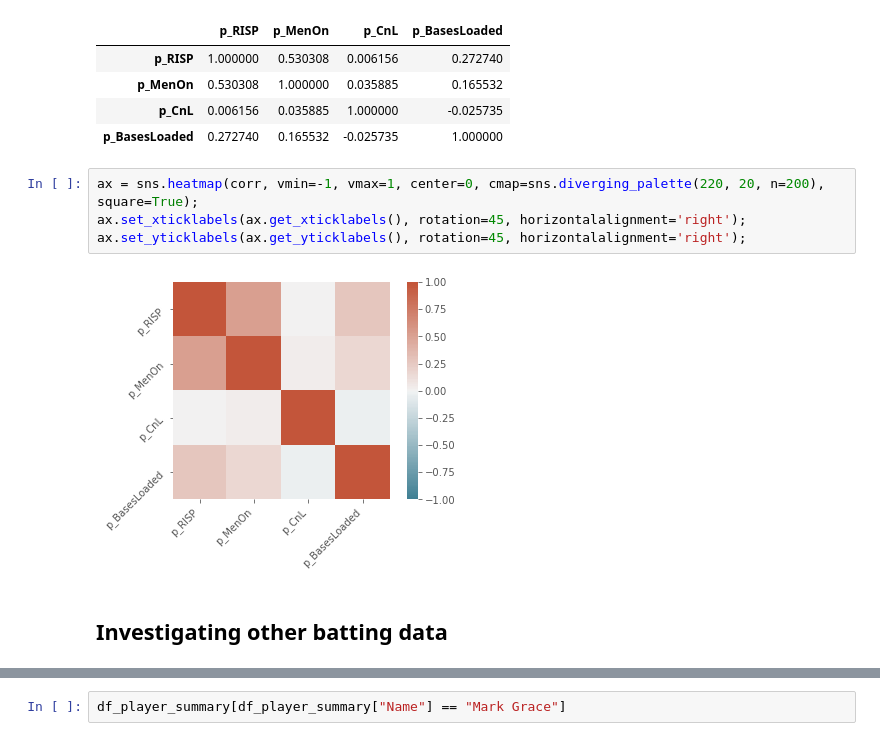
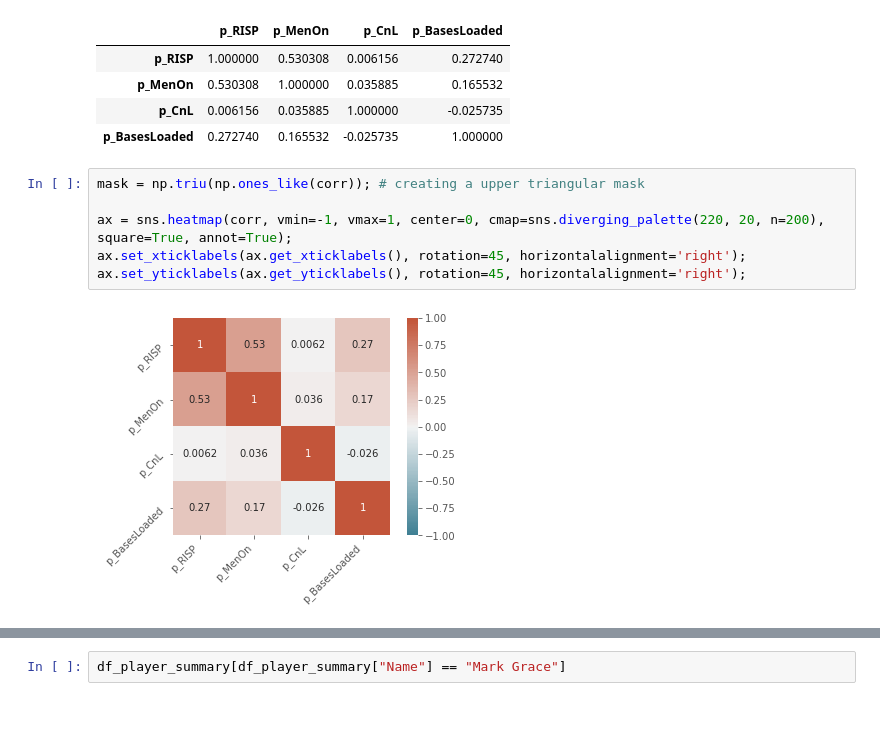
Before and after one commit to kiwymic/MLB-data-analysis, a Jupyter notebook: MLB career analysis.ipynb, the cells around one changed output, grey strips where cells are left out. Drawn from its saved outputs; the diff is of its cells as text; blank space fills up the shorter version.

```diff
--- a/MLB career analysis.ipynb
+++ b/MLB career analysis.ipynb
@@ -457,10 +457,10 @@ corr
 | p_CnL | 0.006156 | 0.035885 | 1.000000 | -0.025735 |
 | p_BasesLoaded | 0.272740 | 0.165532 | -0.025735 | 1.000000 |
 # %%
-ax = sns.heatmap(corr, vmin=-1, vmax=1, center=0, cmap=sns.diverging_palette(220, 20, n=200), square=True);
+mask = np.triu(np.ones_like(corr)); # creating a upper triangular mask
+
+ax = sns.heatmap(corr, vmin=-1, vmax=1, center=0, cmap=sns.diverging_palette(220, 20, n=200), square=True, annot=True);
 ax.set_xticklabels(ax.get_xticklabels(), rotation=45, horizontalalignment='right');
 ax.set_yticklabels(ax.get_yticklabels(), rotation=45, horizontalalignment='right');
 # %% [output]
-[figure, old version]
+[figure, new version]
-# %% [markdown]
-## Investigating other batting data
```
Also changed, not shown: parts of 9 cells of this notebook.
